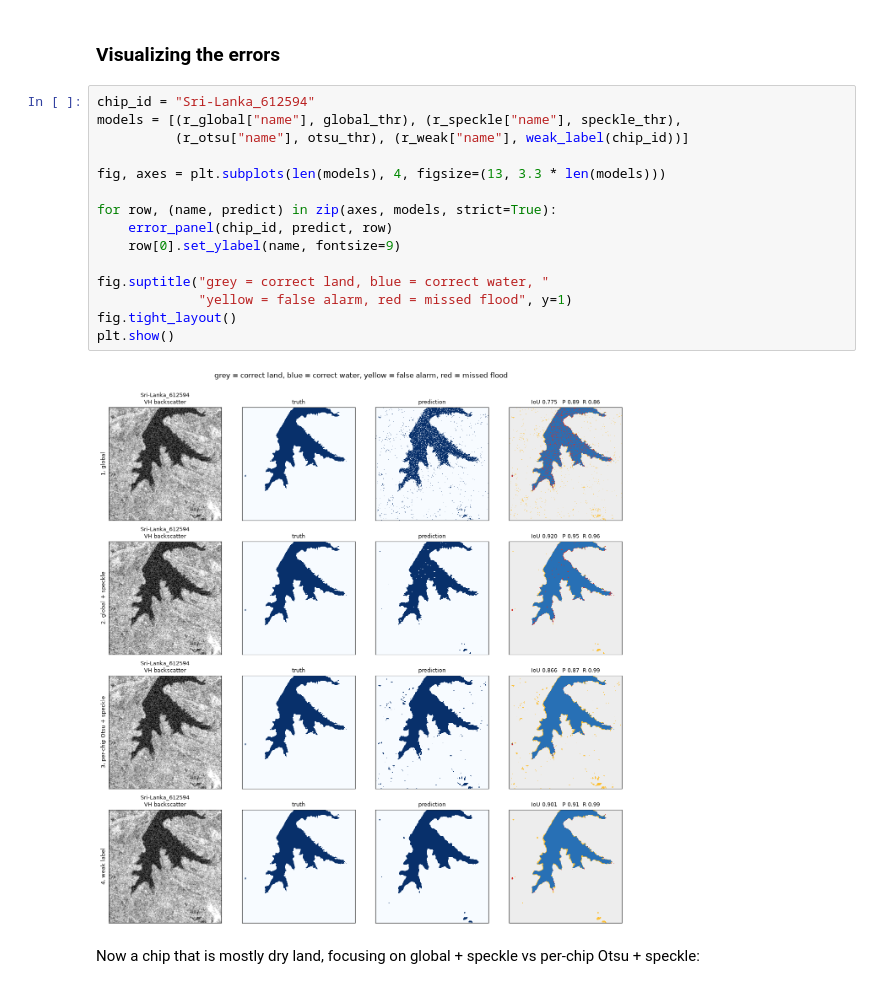
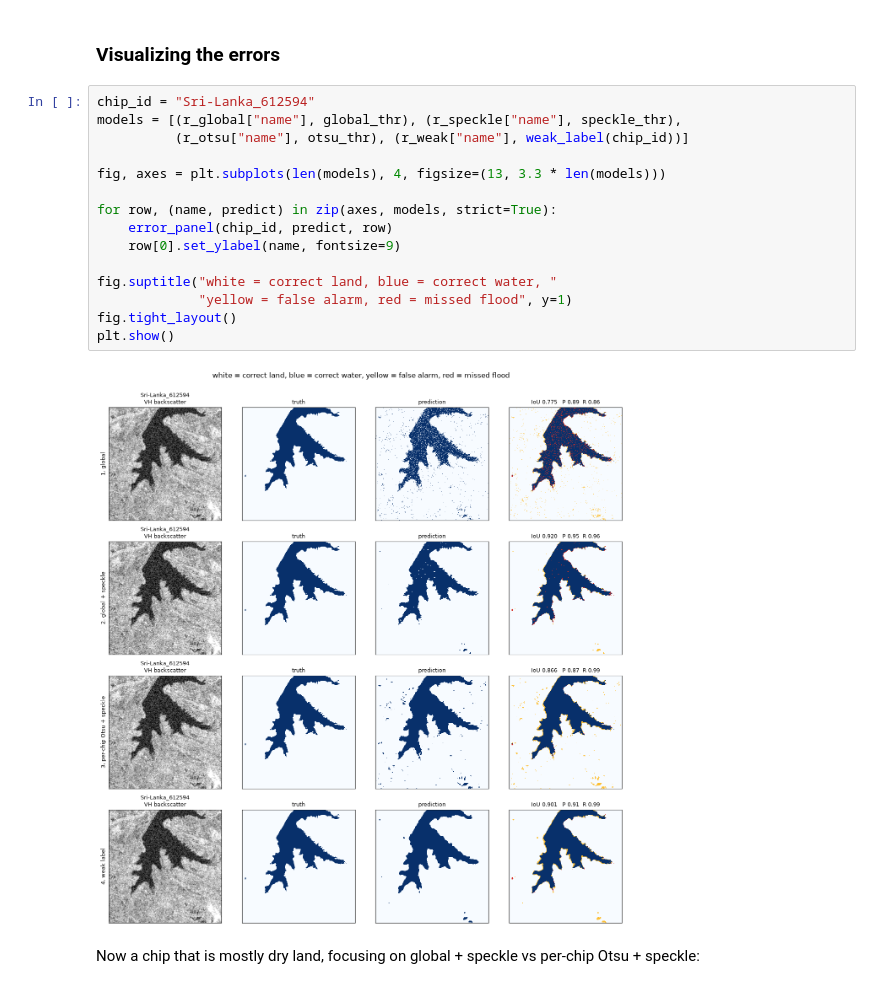
Before and after one commit to y9yang/aribu, a Jupyter notebook: notebooks/02_threshold-baseline.ipynb, the cells around one changed output. Saved outputs shown, nothing was run; the diff lists cells and outputs as text.

```diff
--- a/notebooks/02_threshold-baseline.ipynb
+++ b/notebooks/02_threshold-baseline.ipynb
@@ -204,20 +204,20 @@ Note that 3 of the validation chips have no valid pixels at all, hence the count
 # %%
 chip_id = "Sri-Lanka_612594"
 models = [(r_global["name"], global_thr), (r_speckle["name"], speckle_thr),
           (r_otsu["name"], otsu_thr), (r_weak["name"], weak_label(chip_id))]
 
 fig, axes = plt.subplots(len(models), 4, figsize=(13, 3.3 * len(models)))
 
 for row, (name, predict) in zip(axes, models, strict=True):
     error_panel(chip_id, predict, row)
     row[0].set_ylabel(name, fontsize=9)
 
-fig.suptitle("grey = correct land, blue = correct water, "
+fig.suptitle("white = correct land, blue = correct water, "
              "yellow = false alarm, red = missed flood", y=1)
 fig.tight_layout()
 plt.show()
 # %% [output]
-[figure, old version]
+[figure, new version]
 # %% [markdown]
 Now a chip that is mostly dry land, focusing on global + speckle vs per-chip Otsu + speckle:
 # %%
```
Also changed, not shown: parts of 4 cells of this notebook, 1 other file.
